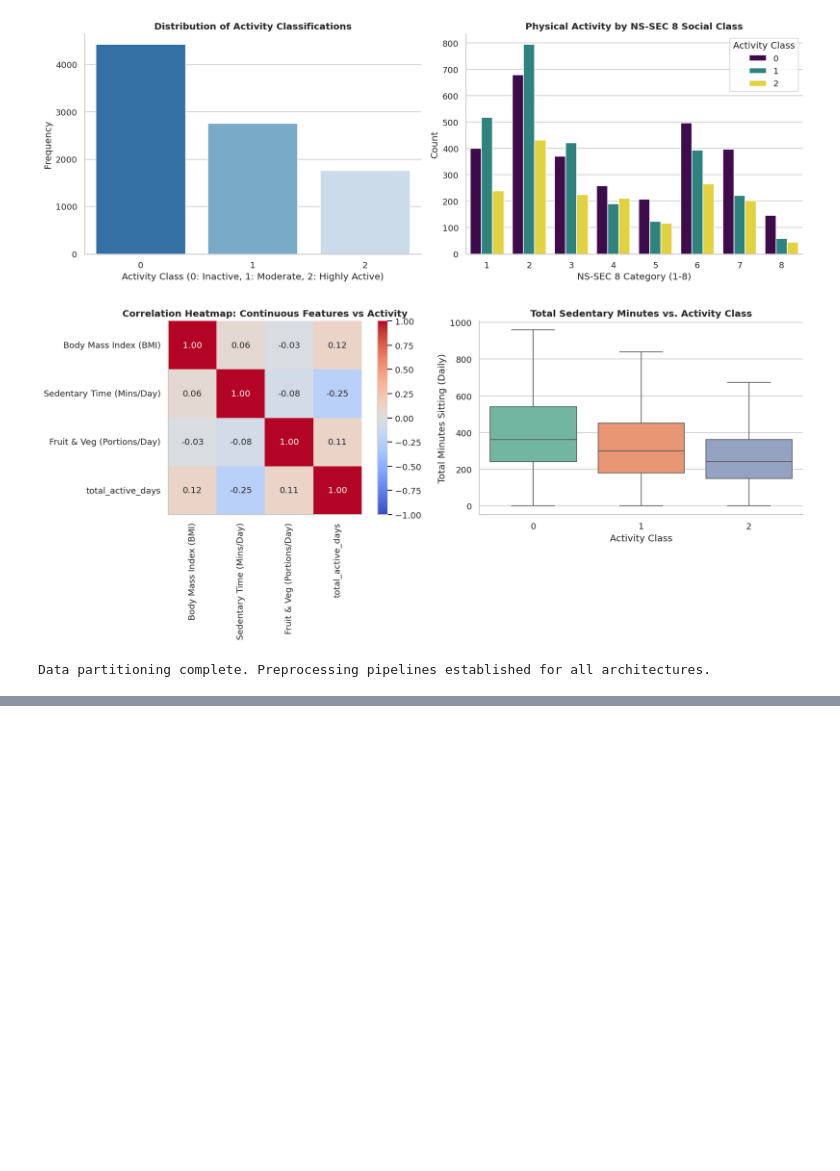
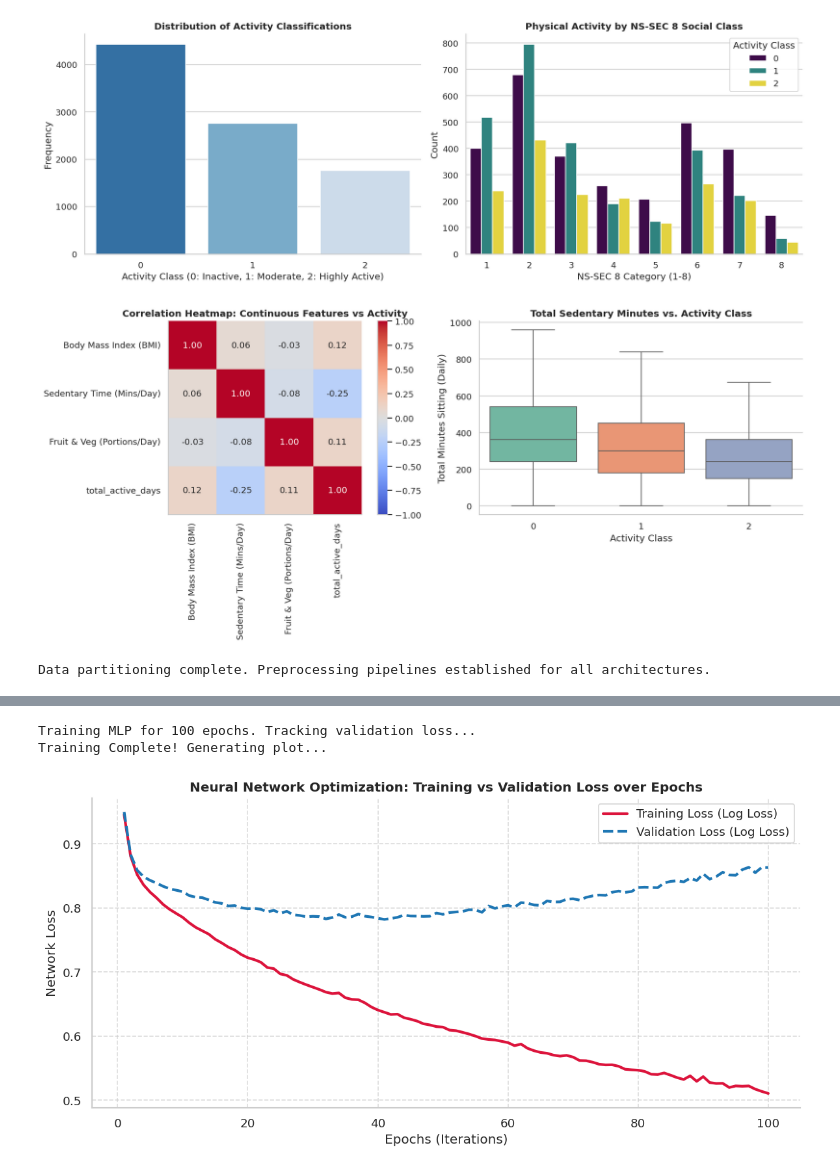
Before and after one commit to prardhanmushke/HSE-Physical-Activity-Analysis, a Jupyter notebook: Untitled19.ipynb, the cells around one changed output, grey strips where cells are left out. Cells and saved outputs as stored; diff of their text form; code cells hidden in the pictures; blank space fills up the shorter version.

```diff
--- a/Untitled19.ipynb
+++ b/Untitled19.ipynb
@@ -338,3 +369,72 @@ plt.show()
+# %%
+
+from sklearn.metrics import log_loss
+
+X_data = X_train_processed
+
+# Split a 20% validation set specifically for tracking loss during training
+X_train_split, X_val_split, y_train_split, y_val_split = train_test_split(
+    X_data, y_train, test_size=0.2, stratify=y_train
+)
+
+# Initialize the MLPClassifier with strongly regularized parameters to force generalization
+mlp_model = MLPClassifier(
+    hidden_layer_sizes=(64, 32),   # Reduced complexity so it can't just memorize the data
+    alpha=0.1,                     # Increased L2 penalty to force the model to learn general patterns
+    learning_rate_init=0.001,
+    solver='adam',
+
+)
+
+# Lists to store the loss values
+train_loss = []
+val_loss = []
+classes = np.unique(y_train_split)
+
+# Train the model epoch by epoch
+epochs = 100
+print(f"Training MLP for {epochs} epochs. Tracking validation loss...")
+
+for epoch in range(epochs):
+    # partial_fit trains the model for exactly one step at a time
+    mlp_model.partial_fit(X_train_split, y_train_split, classes=classes)
+
+    # Predict probabilities to calculate the log loss
+    train_pred_probs = mlp_model.predict_proba(X_train_split)
+    val_pred_probs = mlp_model.predict_proba(X_val_split)
+
+    # Store the loss for this specific epoch
+    train_loss.append(log_loss(y_train_split, train_pred_probs))
+    val_loss.append(log_loss(y_val_split, val_pred_probs))
+
+print("Training Complete! Generating plot...")
+
+# ---------------------------------------------------------
+# STEP 2: PLOTTING WITH YOUR EXACT VISUAL STYLE
+# ---------------------------------------------------------
+plt.figure(figsize=(10, 5))
+
+# Plotting Training Loss (Solid Crimson Line to match your original style)
+plt.plot(range(1, epochs + 1), train_loss, label='Training Loss (Log Loss)', color='crimson', linewidth=2.5)
+
+# Plotting Validation Loss (Dashed Blue Line for contrast)
+plt.plot(range(1, epochs + 1), val_loss, label='Validation Loss (Log Loss)', color='#1f77b4', linewidth=2.5, linestyle='--')
+
+# Adding labels, title, and grid matching your original formatting
+plt.title('Neural Network Optimization: Training vs Validation Loss over Epochs', fontweight='bold')
+plt.xlabel('Epochs (Iterations)')
+plt.ylabel('Network Loss')
+plt.legend(loc='upper right')
+plt.grid(True, linestyle='--', alpha=0.7)
+
+# Apply your seaborn styling
+sns.despine()
+plt.tight_layout()
+plt.show()
+# %% [output]
+Training MLP for 100 epochs. Tracking validation loss...
+Training Complete! Generating plot...
+[figure, added]
 # %%
 #  Comparative Architectural Study & Evaluation Metrics
 # ==============================================================================
```
Also changed, not shown: parts of 10 cells of this notebook.
